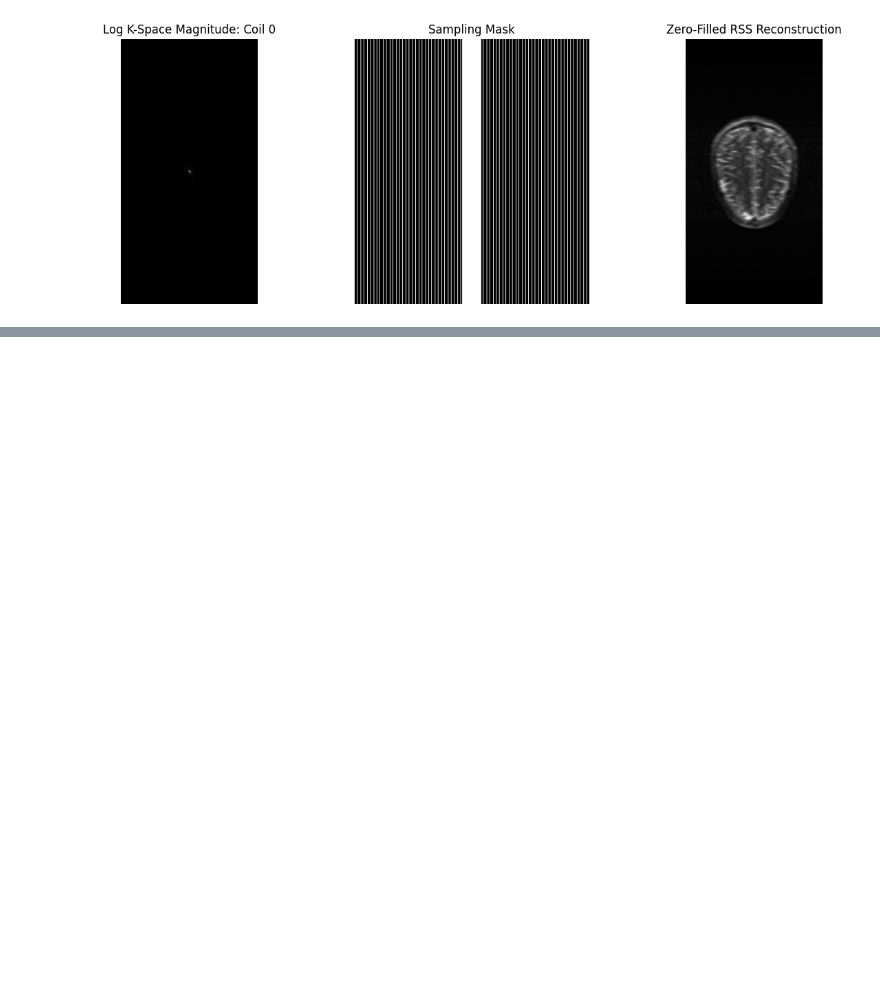
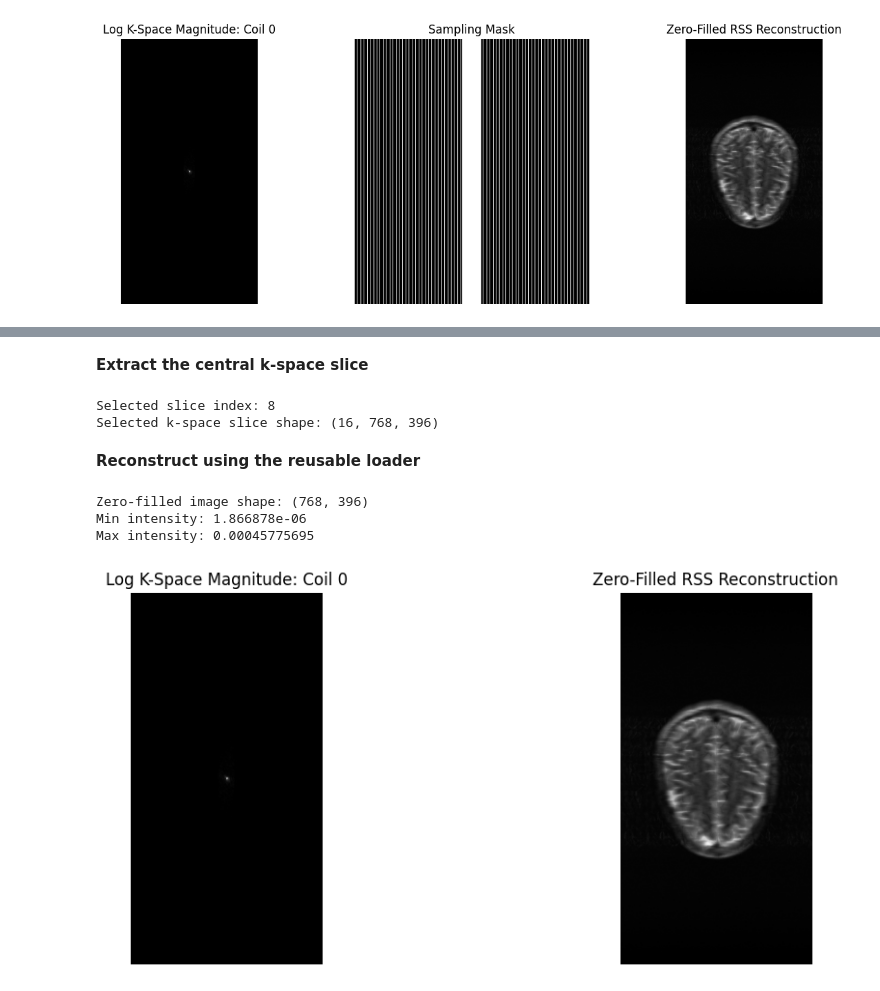
Before and after one commit to SILAS-RANSFORD-OSEI/reliability-aware-ssdu-mri, a Jupyter notebook: 01_real_fastmri_zero_filled_reconstruction.ipynb, the cells around one changed output, grey strips where cells are left out. Cells and saved outputs as stored; diff of their text form; code cells hidden in the pictures; blank space fills up the shorter version.

Commit message:
Update notebook with reusable fastMRI data loader

```diff
--- a/01_real_fastmri_zero_filled_reconstruction.ipynb
+++ b/01_real_fastmri_zero_filled_reconstruction.ipynb
@@ -129,0 +175,6 @@ plt.show()
+# %%
+file_path = "/content/drive/MyDrive/fastMRI/brain_multicoil_test/extracted/multicoil_test/file_brain_AXT2_200_6002495.h5"
+
+data = load_fastmri_file(file_path)
+
+print_fastmri_summary(data)
@@ -129,0 +195,42 @@ plt.show()
+# %% [markdown]
+**Extract the central k-space slice**
+# %%
+kspace_slice, slice_index = get_kspace_slice(data["kspace"])
+
+print("Selected slice index:", slice_index)
+print("Selected k-space slice shape:", kspace_slice.shape)
+# %% [output]
+Selected slice index: 8
+Selected k-space slice shape: (16, 768, 396)
+# %% [markdown]
+**Reconstruct using the reusable loader**
+# %%
+from reconstruction import zero_filled_reconstruction, normalize_to_unit_range
+import matplotlib.pyplot as plt
+import numpy as np
+
+zf_image = zero_filled_reconstruction(kspace_slice, mask=None, coil_axis=0)
+zf_norm = normalize_to_unit_range(zf_image)
+
+print("Zero-filled image shape:", zf_image.shape)
+print("Min intensity:", zf_image.min())
+print("Max intensity:", zf_image.max())
+
+plt.figure(figsize=(12, 5))
+
+plt.subplot(1, 2, 1)
+plt.imshow(np.log1p(np.abs(kspace_slice[0])), cmap="gray")
+plt.title("Log K-Space Magnitude: Coil 0")
+plt.axis("off")
+
+plt.subplot(1, 2, 2)
+plt.imshow(zf_norm, cmap="gray")
+plt.title("Zero-Filled RSS Reconstruction")
+plt.axis("off")
+
+plt.show()
+# %% [output]
+Zero-filled image shape: (768, 396)
+Min intensity: 1.866878e-06
+Max intensity: 0.00045775695
+[figure, added]
```
Also changed, not shown: parts of 8 cells of this notebook.
